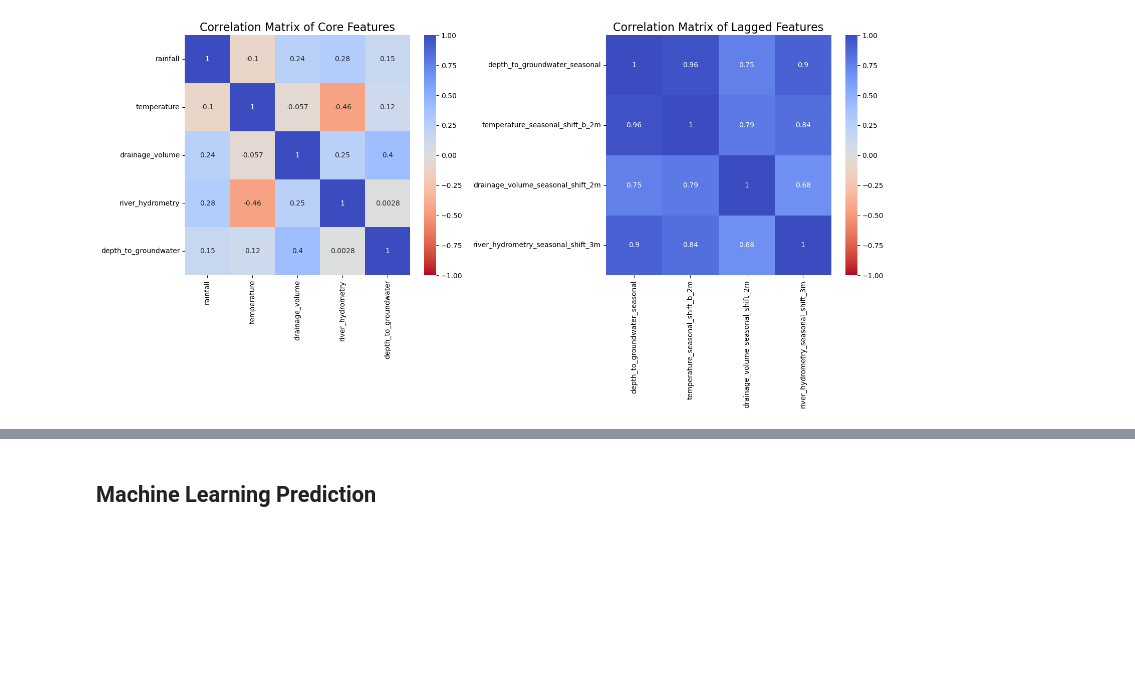
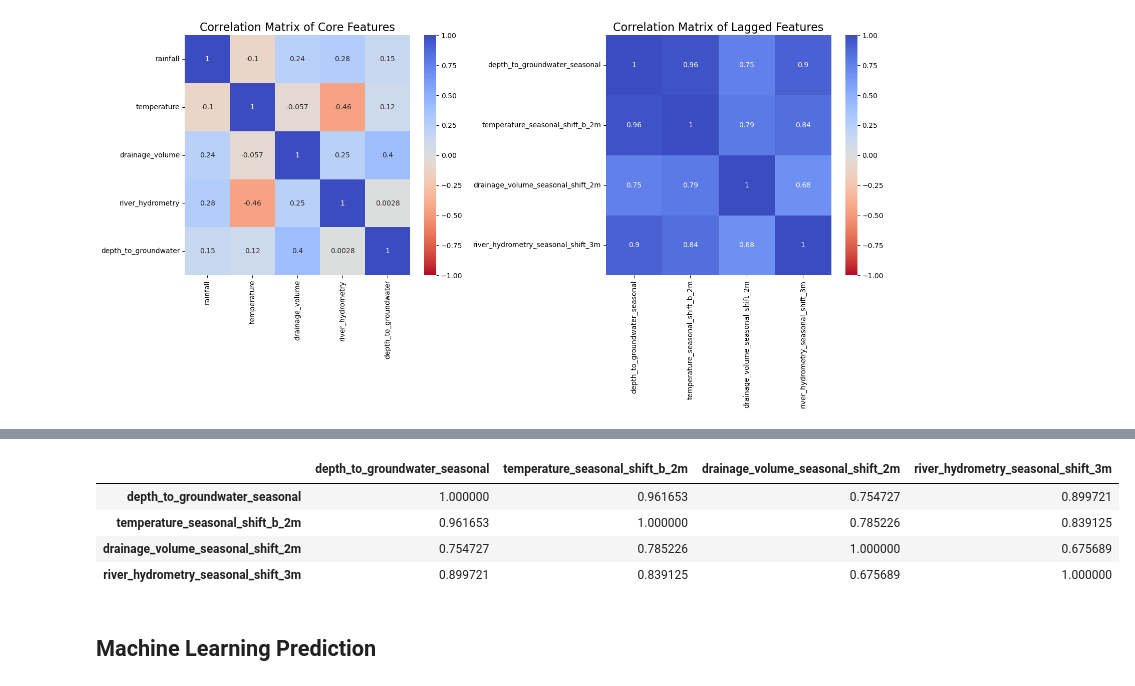
Before and after one commit to S3tuit/jup_lab, a Jupyter notebook: petrignano.ipynb, the cells around one changed output, grey strips where cells are left out. Drawn from its saved outputs; the diff is of its cells as text; code cells hidden in the pictures; blank space fills up the shorter version.

```diff
--- a/petrignano.ipynb
+++ b/petrignano.ipynb
@@ -262,3 +278,12 @@ plt.show()
+# %%
+df[shifted_cols].corr().to_csv(r'C:\Users\matte\OneDrive\Desktop\GitHub\data\Petrignano\4 tableau\corr_matrix_shift.csv')
+df[shifted_cols].corr()
+# %% [output]
+|  | depth_to_groundwater_seasonal | temperature_seasonal_shift_b_2m | drainage_volume_seasonal_shift_2m | river_hydrometry_seasonal_shift_3m |
+| depth_to_groundwater_seasonal | 1.000000 | 0.961653 | 0.754727 | 0.899721 |
+| temperature_seasonal_shift_b_2m | 0.961653 | 1.000000 | 0.785226 | 0.839125 |
+| drainage_volume_seasonal_shift_2m | 0.754727 | 0.785226 | 1.000000 | 0.675689 |
+| river_hydrometry_seasonal_shift_3m | 0.899721 | 0.839125 | 0.675689 | 1.000000 |
 # %% [markdown]
 ## Machine Learning Prediction
 # %%
```
Also changed, not shown: parts of 6 cells of this notebook.
